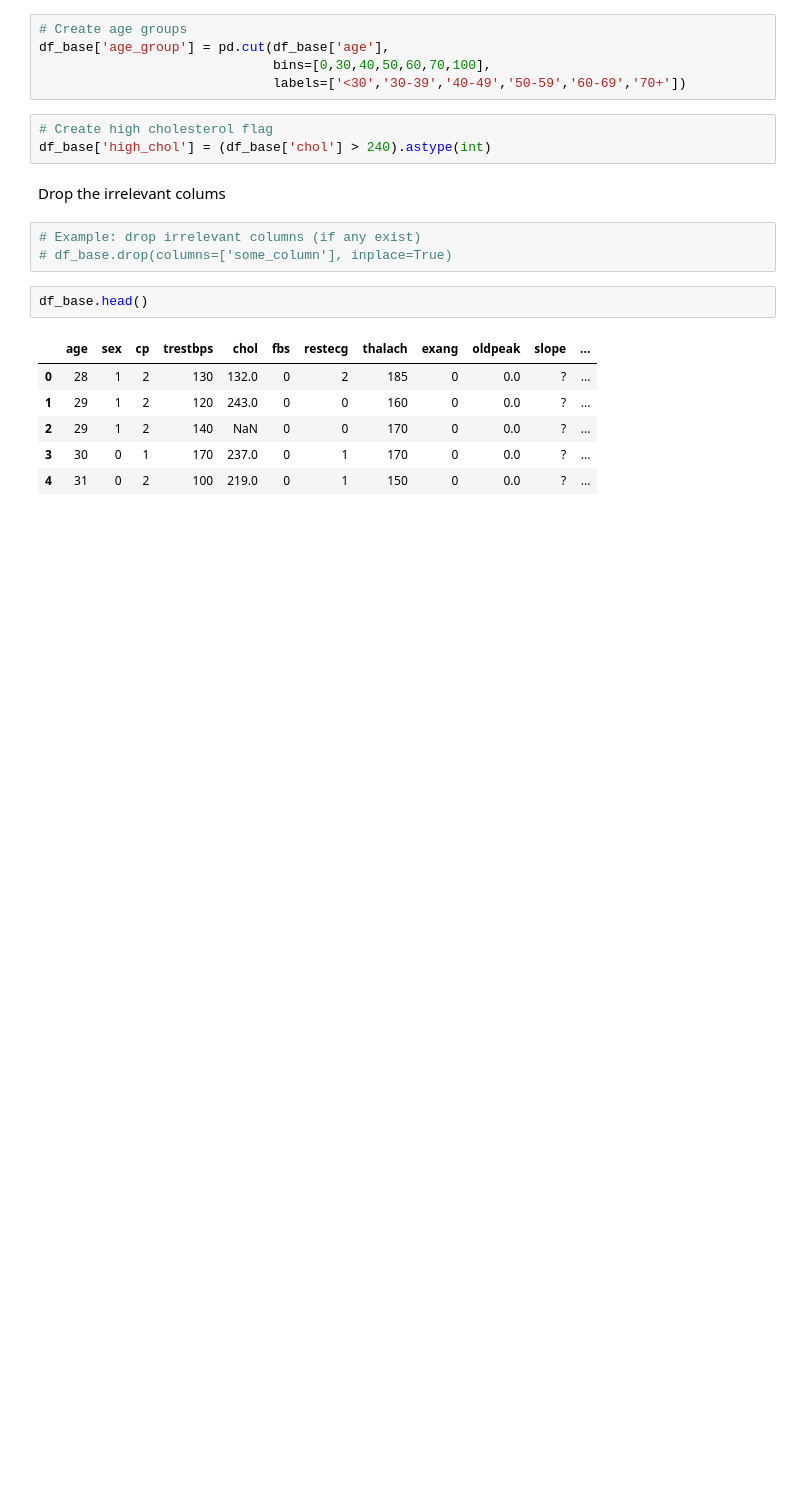
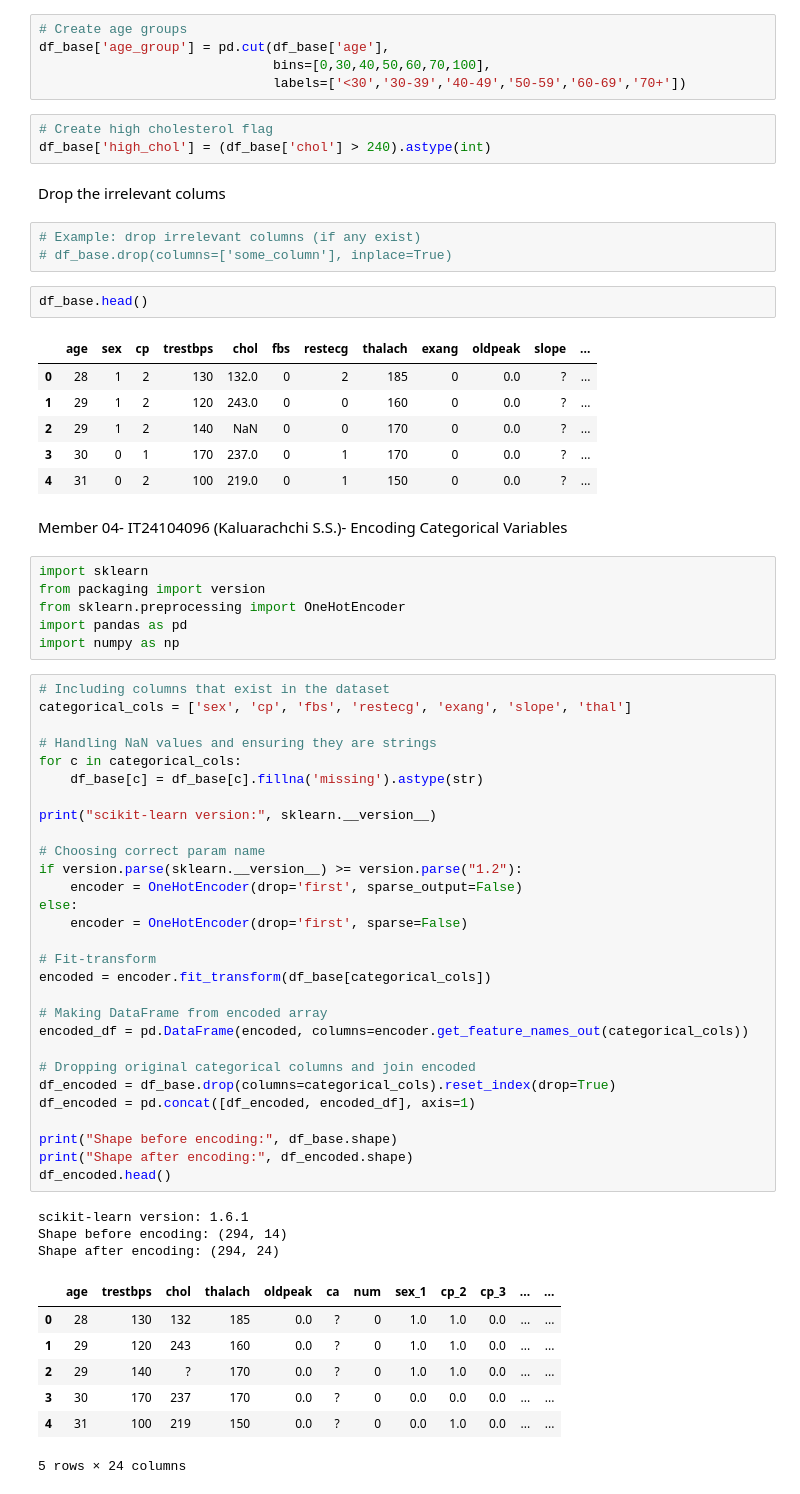
Before and after one commit to Muhammed-Shaahidh/Heart_Attack_Prediction, a Jupyter notebook: Group_34_PipeLine/Heart_Attack_Prediction_G_34.ipynb, the cells around one changed output. Cells and saved outputs as stored; diff of their text form; blank space fills up the shorter version.

```diff
--- a/Group_34_PipeLine/Heart_Attack_Prediction_G_34.ipynb
+++ b/Group_34_PipeLine/Heart_Attack_Prediction_G_34.ipynb
@@ -249,3 +251,51 @@ df_base.head()
 | 2 | 29 | 1 | 2 | 140 | NaN | 0 | 0 | 170 | 0 | 0.0 | ? | ... |
 | 3 | 30 | 0 | 1 | 170 | 237.0 | 0 | 1 | 170 | 0 | 0.0 | ? | ... |
 | 4 | 31 | 0 | 2 | 100 | 219.0 | 0 | 1 | 150 | 0 | 0.0 | ? | ... |
+# %% [markdown]
+Member 04- IT24104096 (Kaluarachchi S.S.)- Encoding Categorical Variables
+# %%
+import sklearn
+from packaging import version
+from sklearn.preprocessing import OneHotEncoder
+import pandas as pd
+import numpy as np
+# %%
+# Including columns that exist in the dataset
+categorical_cols = ['sex', 'cp', 'fbs', 'restecg', 'exang', 'slope', 'thal']
+
+# Handling NaN values and ensuring they are strings
+for c in categorical_cols:
+    df_base[c] = df_base[c].fillna('missing').astype(str)
+
+print("scikit-learn version:", sklearn.__version__)
+
+# Choosing correct param name
+if version.parse(sklearn.__version__) >= version.parse("1.2"):
+    encoder = OneHotEncoder(drop='first', sparse_output=False)
+else:
+    encoder = OneHotEncoder(drop='first', sparse=False)
+
+# Fit-transform
+encoded = encoder.fit_transform(df_base[categorical_cols])
+
+# Making DataFrame from encoded array
+encoded_df = pd.DataFrame(encoded, columns=encoder.get_feature_names_out(categorical_cols))
+
+# Dropping original categorical columns and join encoded
+df_encoded = df_base.drop(columns=categorical_cols).reset_index(drop=True)
+df_encoded = pd.concat([df_encoded, encoded_df], axis=1)
+
+print("Shape before encoding:", df_base.shape)
+print("Shape after encoding:", df_encoded.shape)
+df_encoded.head()
+# %% [output]
+scikit-learn version: 1.6.1
+Shape before encoding: (294, 14)
+Shape after encoding: (294, 24)
+|  | age | trestbps | chol | thalach | oldpeak | ca | num | sex_1 | cp_2 | cp_3 | ... | ... |
+| 0 | 28 | 130 | 132 | 185 | 0.0 | ? | 0 | 1.0 | 1.0 | 0.0 | ... | ... |
+| 1 | 29 | 120 | 243 | 160 | 0.0 | ? | 0 | 1.0 | 1.0 | 0.0 | ... | ... |
+| 2 | 29 | 140 | ? | 170 | 0.0 | ? | 0 | 1.0 | 1.0 | 0.0 | ... | ... |
+| 3 | 30 | 170 | 237 | 170 | 0.0 | ? | 0 | 0.0 | 0.0 | 0.0 | ... | ... |
+| 4 | 31 | 100 | 219 | 150 | 0.0 | ? | 0 | 0.0 | 1.0 | 0.0 | ... | ... |
+5 rows × 24 columns
```
Also changed, not shown: parts of 2 cells of this notebook.
